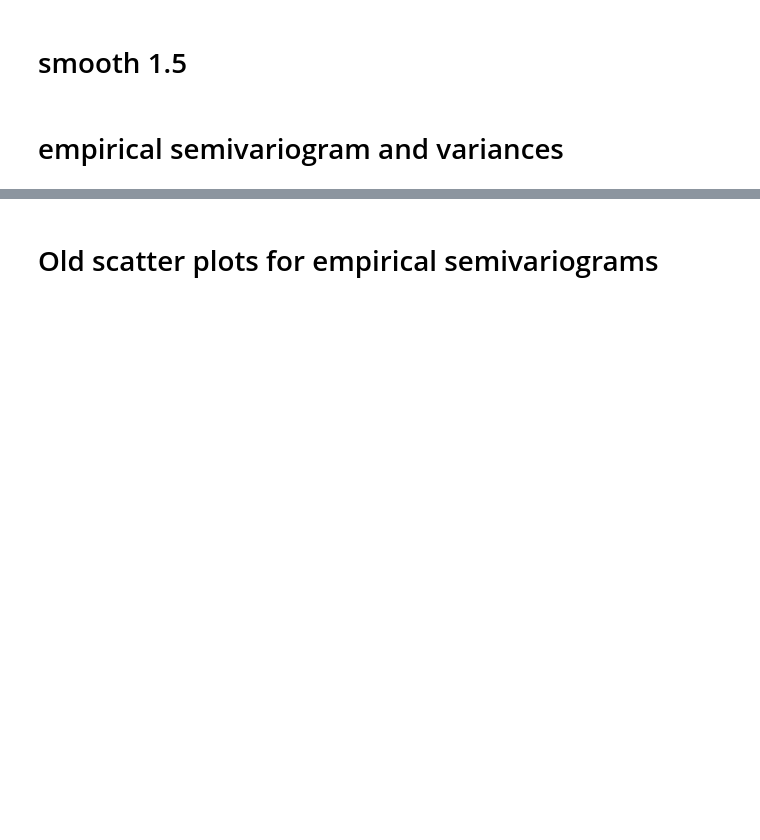
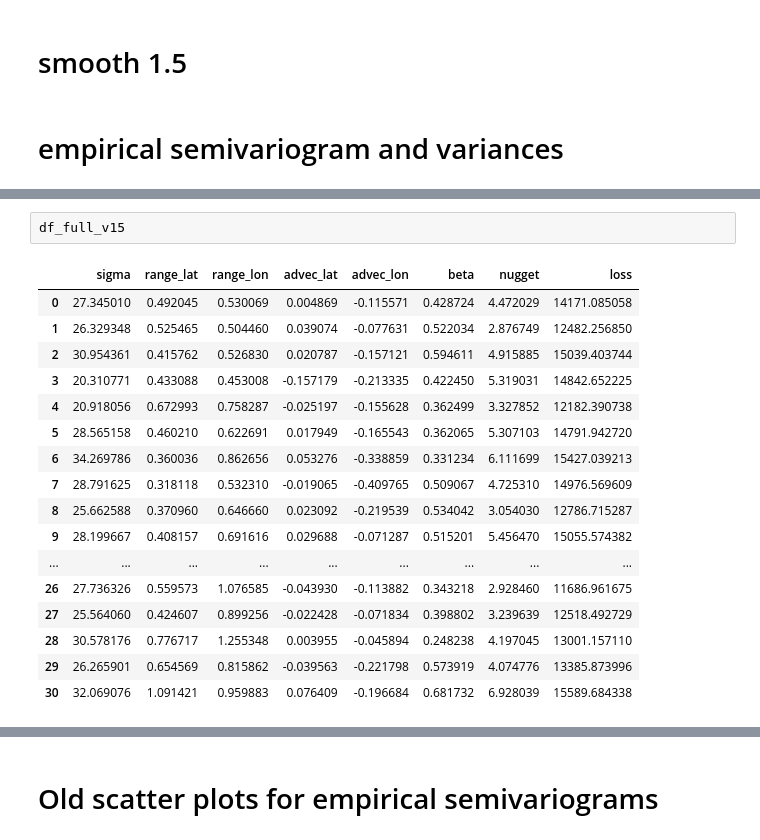
Before and after one commit to cl20813/GEMS_TCO, a Jupyter notebook: GEMS_TCO_EDA/semivariograms/amarel_directional_sem.ipynb, the cells around one changed output, grey strips where cells are left out. Cells and saved outputs as stored; diff of their text form; blank space fills up the shorter version.

```diff
--- a/GEMS_TCO_EDA/semivariograms/amarel_directional_sem.ipynb
+++ b/GEMS_TCO_EDA/semivariograms/amarel_directional_sem.ipynb
@@ -252,3 +272,23 @@ for days in dayss:
+# %%
+df_full_v15
+# %% [output]
+|  | sigma | range_lat | range_lon | advec_lat | advec_lon | beta | nugget | loss |
+| 0 | 27.345010 | 0.492045 | 0.530069 | 0.004869 | -0.115571 | 0.428724 | 4.472029 | 14171.085058 |
+| 1 | 26.329348 | 0.525465 | 0.504460 | 0.039074 | -0.077631 | 0.522034 | 2.876749 | 12482.256850 |
+| 2 | 30.954361 | 0.415762 | 0.526830 | 0.020787 | -0.157121 | 0.594611 | 4.915885 | 15039.403744 |
+| 3 | 20.310771 | 0.433088 | 0.453008 | -0.157179 | -0.213335 | 0.422450 | 5.319031 | 14842.652225 |
+| 4 | 20.918056 | 0.672993 | 0.758287 | -0.025197 | -0.155628 | 0.362499 | 3.327852 | 12182.390738 |
+| 5 | 28.565158 | 0.460210 | 0.622691 | 0.017949 | -0.165543 | 0.362065 | 5.307103 | 14791.942720 |
+| 6 | 34.269786 | 0.360036 | 0.862656 | 0.053276 | -0.338859 | 0.331234 | 6.111699 | 15427.039213 |
+| 7 | 28.791625 | 0.318118 | 0.532310 | -0.019065 | -0.409765 | 0.509067 | 4.725310 | 14976.569609 |
+| 8 | 25.662588 | 0.370960 | 0.646660 | 0.023092 | -0.219539 | 0.534042 | 3.054030 | 12786.715287 |
+| 9 | 28.199667 | 0.408157 | 0.691616 | 0.029688 | -0.071287 | 0.515201 | 5.456470 | 15055.574382 |
+| ... | ... | ... | ... | ... | ... | ... | ... | ... |
+| 26 | 27.736326 | 0.559573 | 1.076585 | -0.043930 | -0.113882 | 0.343218 | 2.928460 | 11686.961675 |
+| 27 | 25.564060 | 0.424607 | 0.899256 | -0.022428 | -0.071834 | 0.398802 | 3.239639 | 12518.492729 |
+| 28 | 30.578176 | 0.776717 | 1.255348 | 0.003955 | -0.045894 | 0.248238 | 4.197045 | 13001.157110 |
+| 29 | 26.265901 | 0.654569 | 0.815862 | -0.039563 | -0.221798 | 0.573919 | 4.074776 | 13385.873996 |
+| 30 | 32.069076 | 1.091421 | 0.959883 | 0.076409 | -0.196684 | 0.681732 | 6.928039 | 15589.684338 |
 # %%
 day = 1
 hour = 1
```
Also changed, not shown: parts of 4 cells of this notebook, 2 other files.
